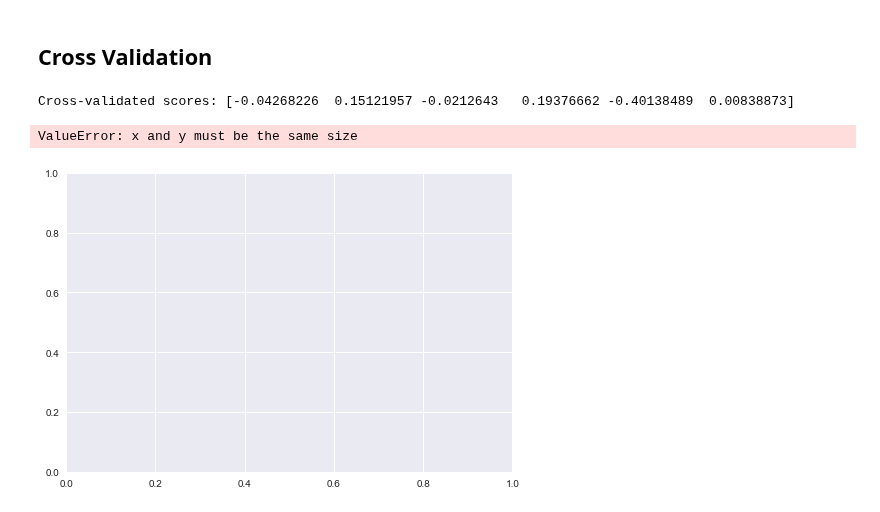
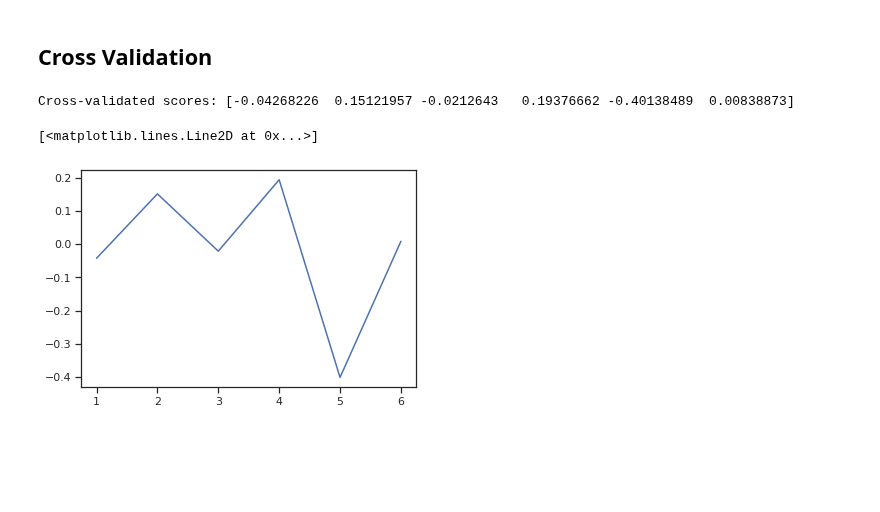
Before and after one commit to chois11/7072CEM-ML, a Jupyter notebook: Decision Tree Regression.ipynb, the cells around one changed output. Cells and saved outputs as stored; diff of their text form; code cells hidden in the pictures; blank space fills up the shorter version.

```diff
--- a/Decision Tree Regression.ipynb
+++ b/Decision Tree Regression.ipynb
@@ -135,12 +136,8 @@ from sklearn import metrics
 # %%
 scores = cross_val_score(dtgrModel, X, y, cv=6)
 print ('Cross-validated scores:', scores)
-
-plt.scatter(y, scores)
-
-predictions = cross_val_predict(dtgrModel, X, y, cv=6)
-plt.scatter(y, predictions)
+plt.plot([1,2,3,4,5,6], scores)
 # %% [output]
 Cross-validated scores: [-0.04268226  0.15121957 -0.0212643   0.19376662 -0.40138489  0.00838873]
-ValueError: x and y must be the same size
+[<matplotlib.lines.Line2D at 0x...>]
-[figure, old version]
+[figure, new version]
```
Also changed, not shown: parts of 4 cells of this notebook, 5 other files.
